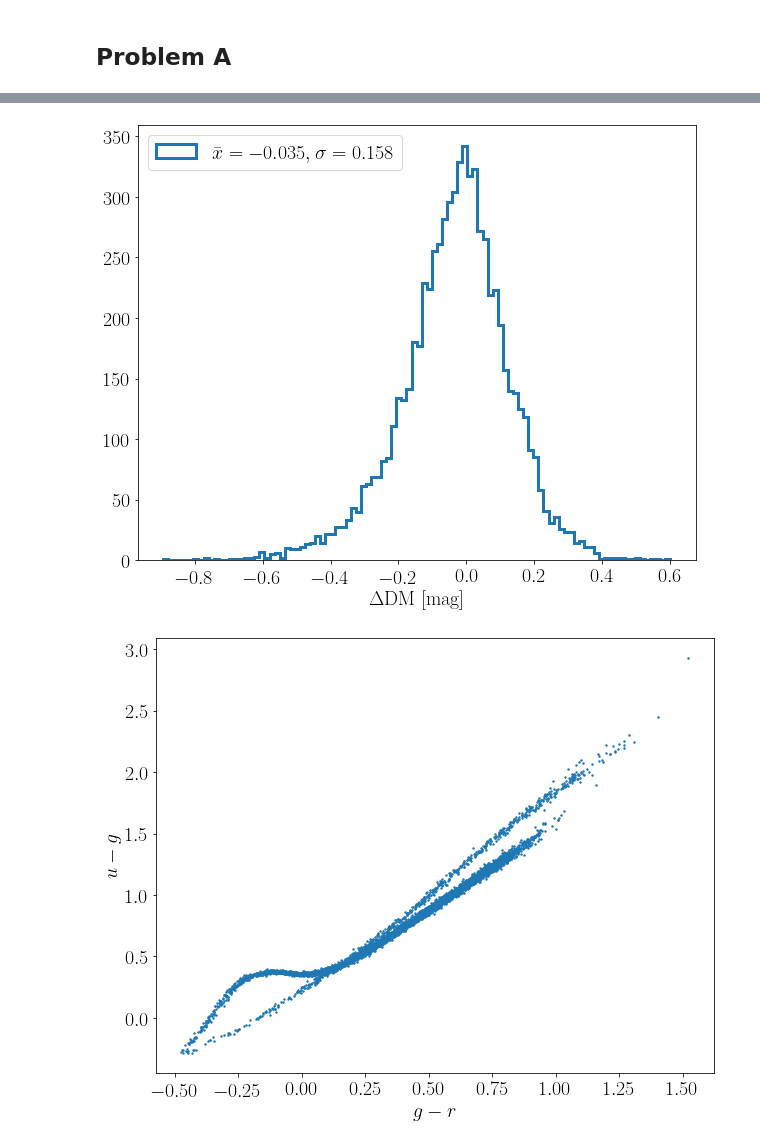
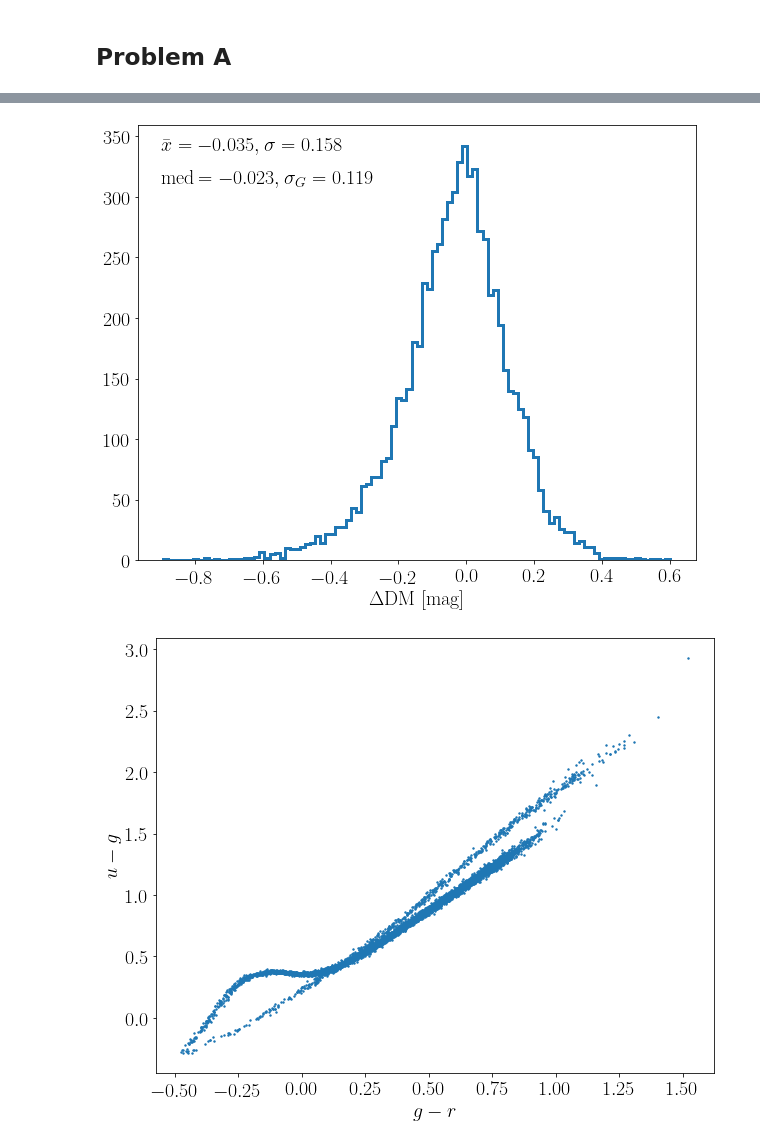
Before and after one commit to jbirky/astr-511-w21, a Jupyter notebook: solutions/solution3.ipynb, the cells around one changed output, grey strips where cells are left out. Saved outputs shown, nothing was run; the diff lists cells and outputs as text; code cells hidden in the pictures.

```diff
--- a/solutions/solution3.ipynb
+++ b/solutions/solution3.ipynb
@@ -33,3 +33,5 @@ tru = pd.read_csv('../homeworks/LSSTsimWDtruth60.dat', delim_whitespace=True)
 
 obs.reset_index(inplace=True)
 obs.columns = ['ra', 'dec', 'uObs', 'uErr', 'gObs', 'gErr', 'rObs', 'rErr', 'iObs', 'iErr', 'zObs', 'zErr', 'yObs', 'yErr', 'piObs', 'piErr', 'muRAObs', 'muDecObs', 'muErr']
+obs['P'] = tru['P']
+len(obs), len(tru)
@@ -84,15 +87,17 @@ findfont: Font family ['serif'] not found. Falling back to DejaVu Sans.
 # %%
 dModDiff = gold_obs['dMod'] - gold_tru['dMod']
 
-summary = r'$\bar{x}=%.3f, \sigma=%.3f$'%(np.mean(dModDiff), np.std(dModDiff))
+summary1 = r'$\bar{x}=%.3f, \sigma=%.3f$'%(np.mean(dModDiff), np.std(dModDiff))
+summary2 = r'med$\,=%.3f, \sigma_G=%.3f$'%(np.median(dModDiff), np.percentile(dModDiff,68)-np.percentile(dModDiff,34))
 
 plt.figure(figsize=[10,8])
-plt.hist(dModDiff, bins=100, histtype='step', linewidth=3, label=summary)
-plt.legend(loc='upper left', fontsize=20)
+plt.hist(dModDiff, bins=100, histtype='step', linewidth=3)
+plt.text(-0.9, 350, summary1, horizontalalignment='left', verticalalignment='top', fontsize=20)
+plt.text(-0.9, 320, summary2, horizontalalignment='left', verticalalignment='top', fontsize=20)
 plt.xlabel(r'$\Delta$DM [mag]', fontsize=20)
 plt.show()
 # %% [output]
-[figure, old version]
+[figure, new version]
 # %%
 g_r = gold_obs['gObs'] - gold_obs['rObs']
 u_g = gold_obs['uObs'] - gold_obs['gObs']
```
Also changed, not shown: parts of 30 cells of this notebook.
